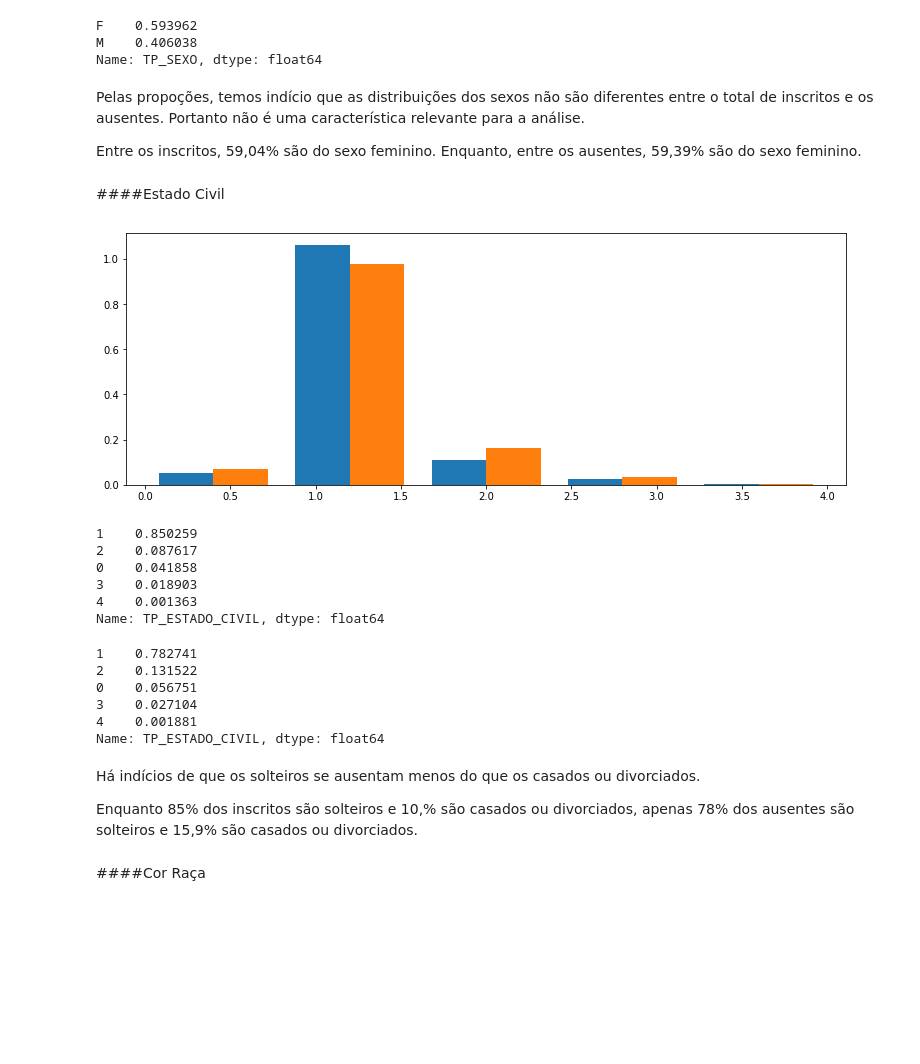
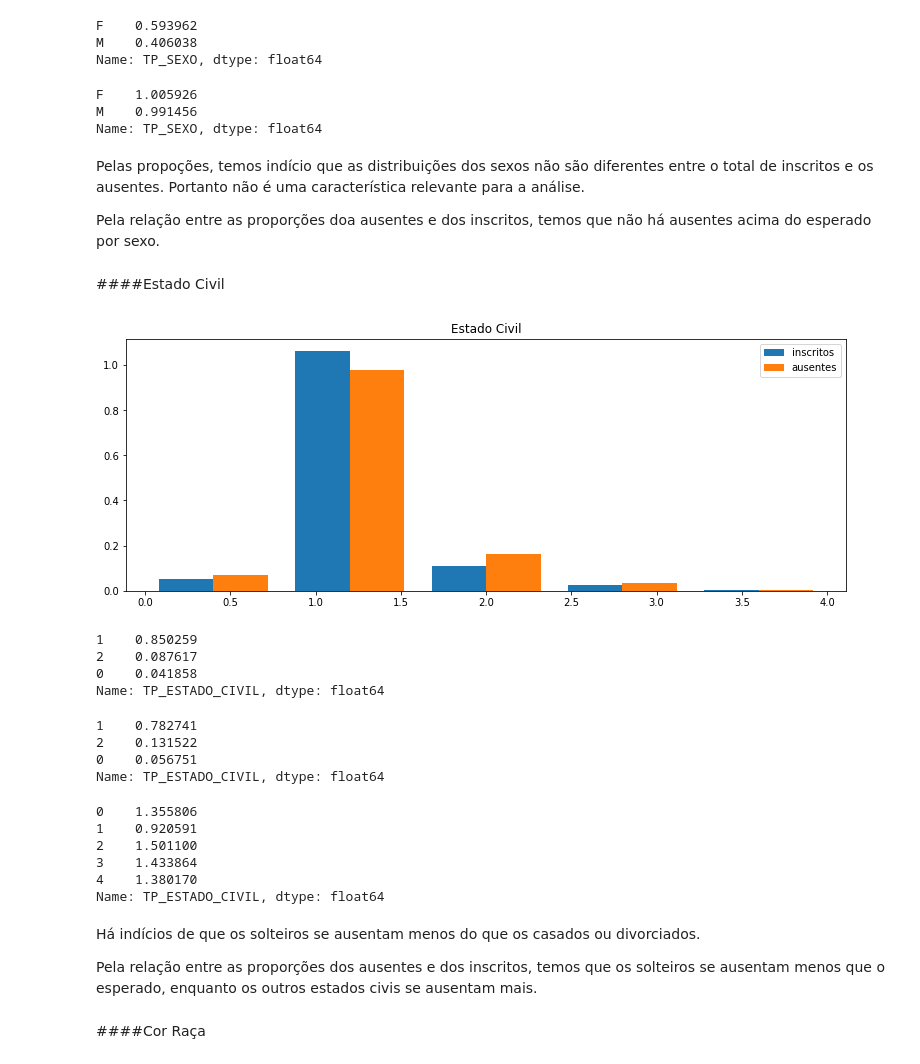
Before and after one commit to marciapg/semantix, a Jupyter notebook: ENEM_perfildosfaltantes.ipynb, the cells around one changed output. Cells and saved outputs as stored; diff of their text form; code cells hidden in the pictures; blank space fills up the shorter version.

```diff
--- a/ENEM_perfildosfaltantes.ipynb
+++ b/ENEM_perfildosfaltantes.ipynb
@@ -158,43 +182,56 @@ ausentes['TP_SEXO'].value_counts(normalize=True)[:5]
 F    0.593962
 M    0.406038
 Name: TP_SEXO, dtype: float64
+# %%
+ausentes['TP_SEXO'].value_counts(normalize=True).sort_index()/df['TP_SEXO'].value_counts(normalize=True).sort_index()
+# %% [output]
+F    1.005926
+M    0.991456
+Name: TP_SEXO, dtype: float64
 # %% [markdown]
 Pelas propoções, temos indício que as distribuições dos sexos não são diferentes entre o total de inscritos e os ausentes. Portanto não é uma característica relevante para a análise.
 
-Entre os inscritos, 59,04% são do sexo feminino. Enquanto, entre os ausentes, 59,39% são do sexo feminino.
+Pela relação entre as proporções doa ausentes e dos inscritos, temos que não há ausentes acima do esperado por sexo.
 # %% [markdown]
 ####Estado Civil
 # %%
 data = [df['TP_ESTADO_CIVIL'], ausentes['TP_ESTADO_CIVIL']]
 
 fig = plt.figure(figsize =(10, 7))
 ax = fig.add_axes([0, 0, 1, 0.5])
-bp = ax.hist(data, bins=5, density = True)
+ax.hist(data, bins=5, density = True)
+ax.legend(['inscritos', 'ausentes'], loc='upper right')
+ax.set_title('Estado Civil')
 plt.show()
 # %% [output]
-[figure, old version]
+[figure, new version]
 # %%
-df['TP_ESTADO_CIVIL'].value_counts(normalize=True)[:5]
+df['TP_ESTADO_CIVIL'].value_counts(normalize=True)[:3]
 # %% [output]
 1    0.850259
 2    0.087617
 0    0.041858
-3    0.018903
-4    0.001363
 Name: TP_ESTADO_CIVIL, dtype: float64
 # %%
-ausentes['TP_ESTADO_CIVIL'].value_counts(normalize=True)[:5]
+ausentes['TP_ESTADO_CIVIL'].value_counts(normalize=True)[:3]
 # %% [output]
 1    0.782741
 2    0.131522
 0    0.056751
-3    0.027104
-4    0.001881
 Name: TP_ESTADO_CIVIL, dtype: float64
-# %% [markdown]
-Há indícios de que os solteiros se ausentam menos do que os casados ou divorciados.
-
-Enquanto 85% dos inscritos são solteiros e 10,% são casados ou divorciados,  apenas 78% dos ausentes são solteiros e 15,9% são casados ou divorciados.
+# %%
+ausentes['TP_ESTADO_CIVIL'].value_counts(normalize=True).sort_index()/df['TP_ESTADO_CIVIL'].value_counts(normalize=True).sort_index()
+# %% [output]
+0    1.355806
+1    0.920591
+2    1.501100
+3    1.433864
+4    1.380170
+Name: TP_ESTADO_CIVIL, dtype: float64
+# %% [markdown]
+Há indícios de que os solteiros se ausentam menos do que os casados ou divorciados.
+
+Pela relação entre as proporções dos ausentes e dos inscritos, temos que os solteiros se ausentam menos que o esperado, enquanto os outros estados civis se ausentam mais.
 # %% [markdown]
 ####Cor Raça
 # %%
```
Also changed, not shown: parts of 62 cells of this notebook.
